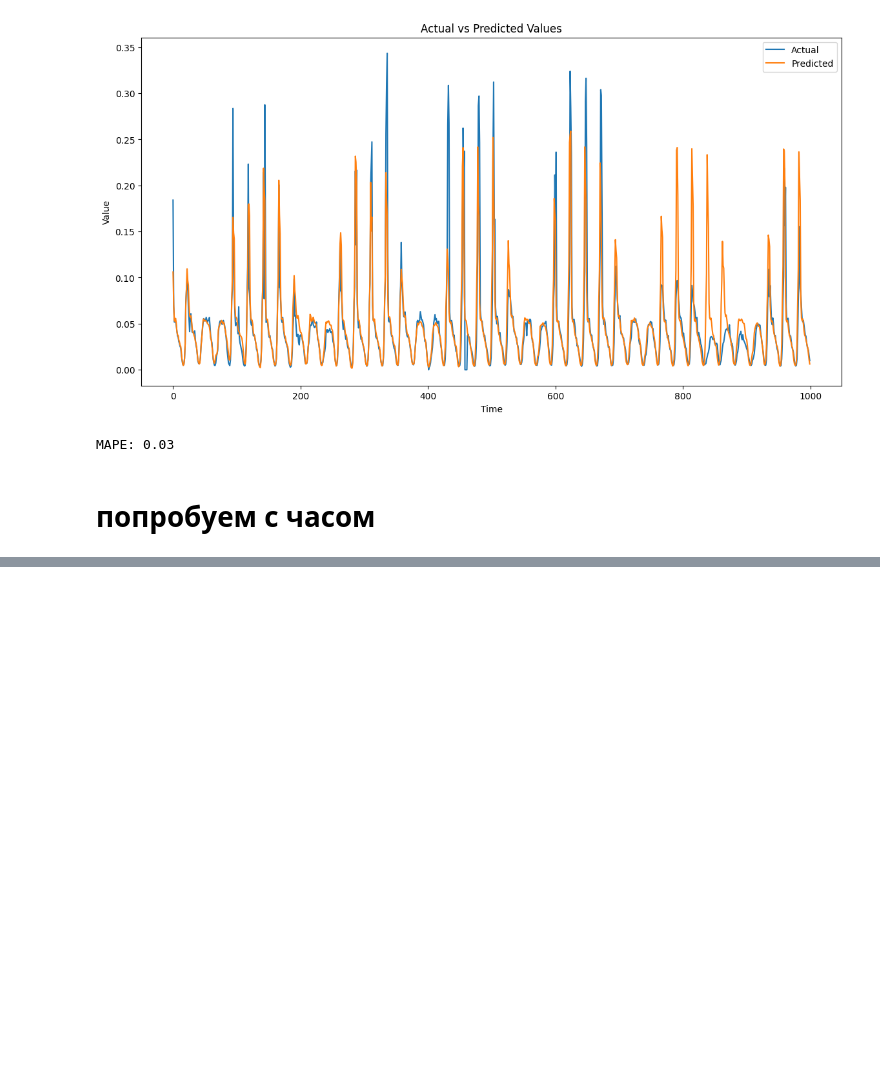
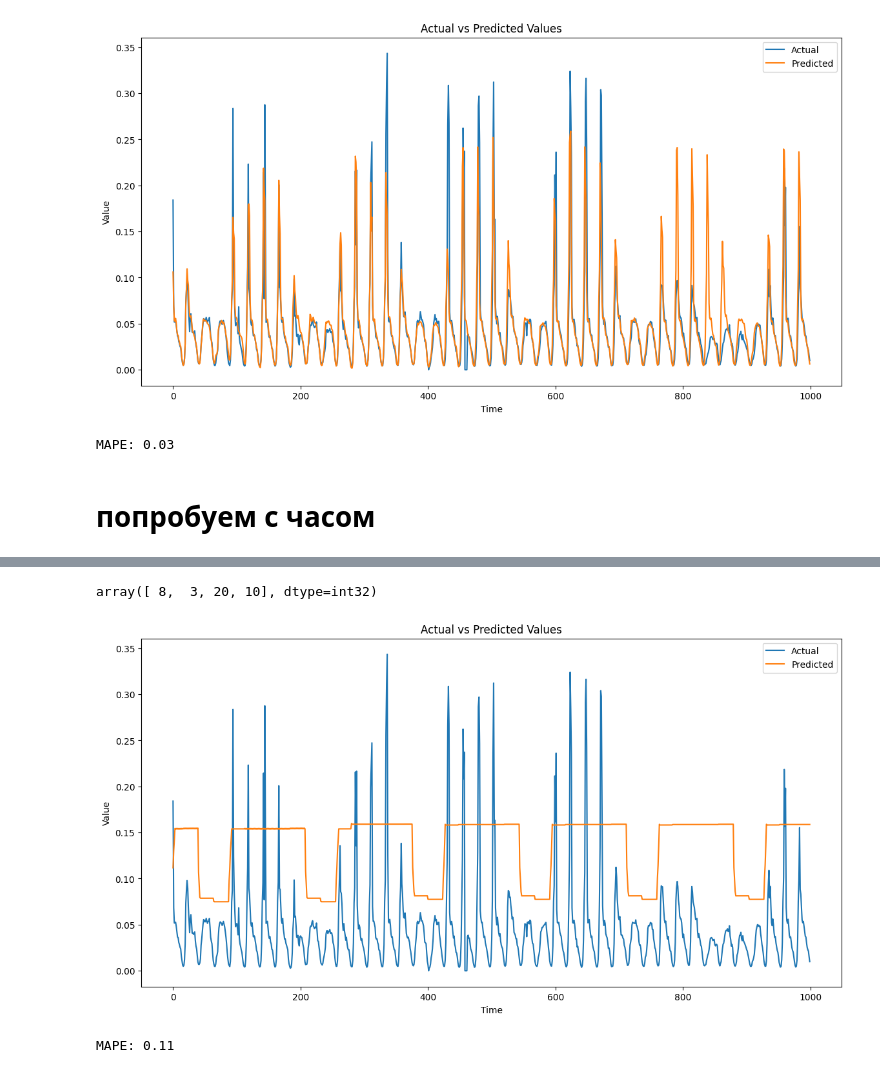
Before and after one commit to pavelhym/Bicocca_ts, a Jupyter notebook: deep_learning_model.ipynb, the cells around one changed output, grey strips where cells are left out. Drawn from its saved outputs; the diff is of its cells as text; code cells hidden in the pictures; blank space fills up the shorter version.

```diff
--- a/deep_learning_model.ipynb
+++ b/deep_learning_model.ipynb
@@ -278,36 +196,58 @@ test
+# %%
+forecast_df['Hour'] = forecast_df['DateTime'].dt.hour
+forecast_df['DayOfWeek'] = forecast_df['DateTime'].dt.dayofweek
+forecast_df['DayOfMonth'] = forecast_df['DateTime'].dt.day
+forecast_df['Month'] = forecast_df['DateTime'].dt.month
+
+future_time_features = forecast_df[time_cols].values
+# %%
+future_time_features[0]
+# %% [output]
+array([ 8,  3, 20, 10], dtype=int32)
+# %%
+predictions = []
+
+# Получаем последние значения для лагов и временных признаков
+last_value = df_2.iloc[-1]['X']
+last_lags = df_2.iloc[-1][lag_cols].values  # Лаги
+last_time_features = df_2.iloc[-1][time_cols].values  # Временные признаки
+
+# Входные данные для прогноза (включаем только лаги и фиксированные временные признаки)
+lags_features = np.concatenate(([last_value], last_lags[:-1]))
+current_input = forecast_input.copy()
+
+# Прогнозирование на будущее
+for i in range(n_forecast):
+    current_input = np.concatenate((lags_features, future_time_features[i]))
+
+    pred = model.predict(current_input.reshape(1, -1))
+    predictions.append(pred[0])
+
+    # Обновление входных данных, только для лагов, без изменения временных признаков
+    lags_features = np.concatenate(([pred[0]], lags_features[1:]))  # Обновляем лаги
+# %%
+forecast_df['Forecast'] = predictions
 # %%
-
-for i in range(n_forecast):
-    # Приводим current_input к форме (1, lag)
-    pred = model.predict(current_input.reshape(1, -1))
-    predictions.append(pred[0])
-
-    current_input = np.concatenate(([pred[0]], current_input[:-1]))
-
-
-last_date = df.iloc[-1]['Date']
-future_dates = test.index
-
-forecast_df = pd.DataFrame({'Date': future_dates, 'Forecast': predictions})
-
-print(forecast_df.head(10))
 import matplotlib.pyplot as plt
 from sklearn.metrics import mean_absolute_percentage_error
 
 # Plotting the actual vs predicted values
 plt.figure(figsize=(14, 7))
 plt.plot(test['X'].tolist(), label='Actual')
 plt.plot(forecast_df['Forecast'].tolist(), label='Predicted')
 plt.legend()
 plt.title('Actual vs Predicted Values')
 plt.xlabel('Time')
 plt.ylabel('Value')
 plt.show()
 
 
 # Calculating MAPE
 from sklearn.metrics import mean_squared_error
 import numpy as np
 
 rmse = np.sqrt(mean_squared_error(test['X'].tolist(), forecast_df['Forecast'].tolist()))
 print(f'MAPE: {rmse:.2f}')
+# %% [output]
+[figure, added]
+MAPE: 0.11
```
Also changed, not shown: parts of 41 cells of this notebook.
